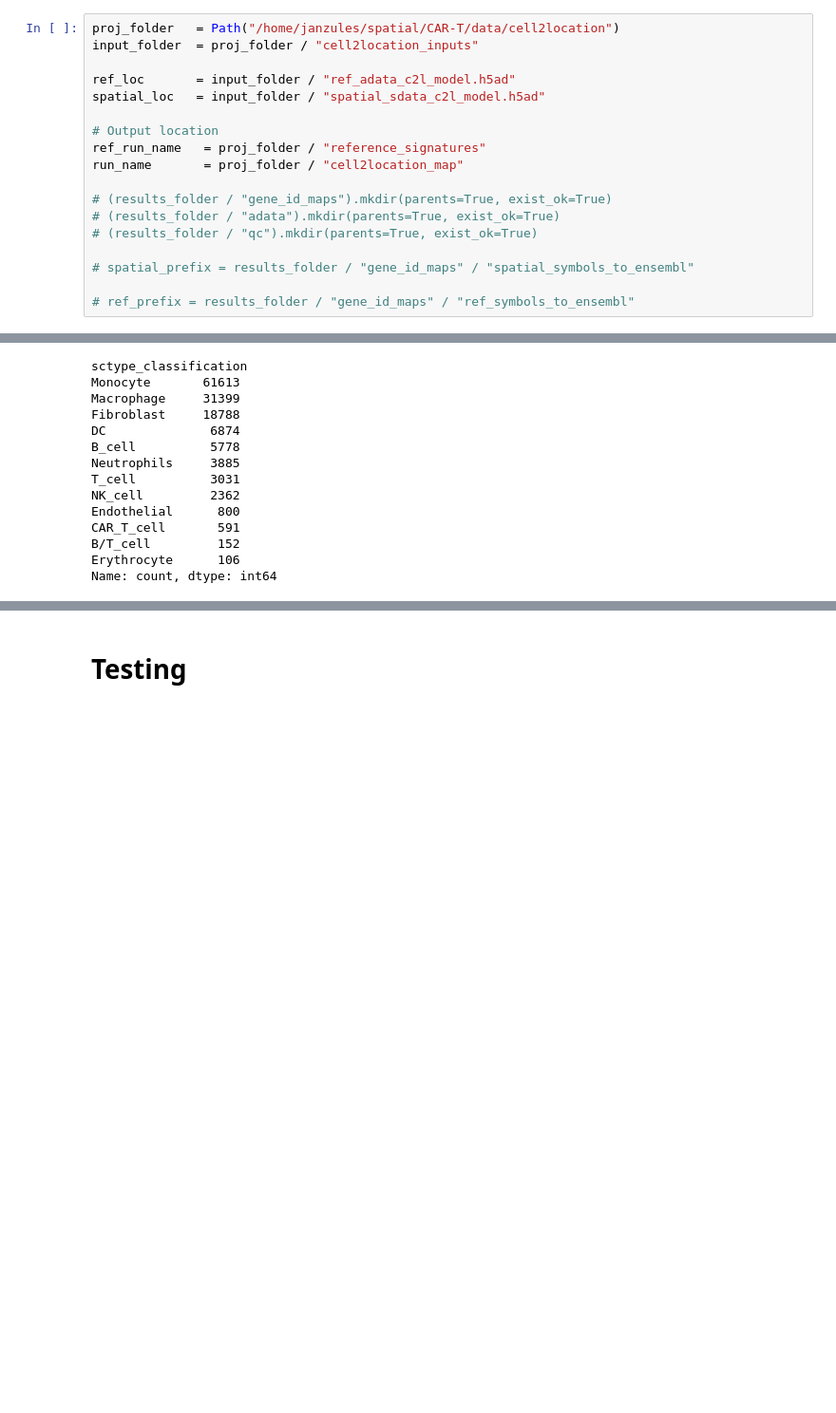
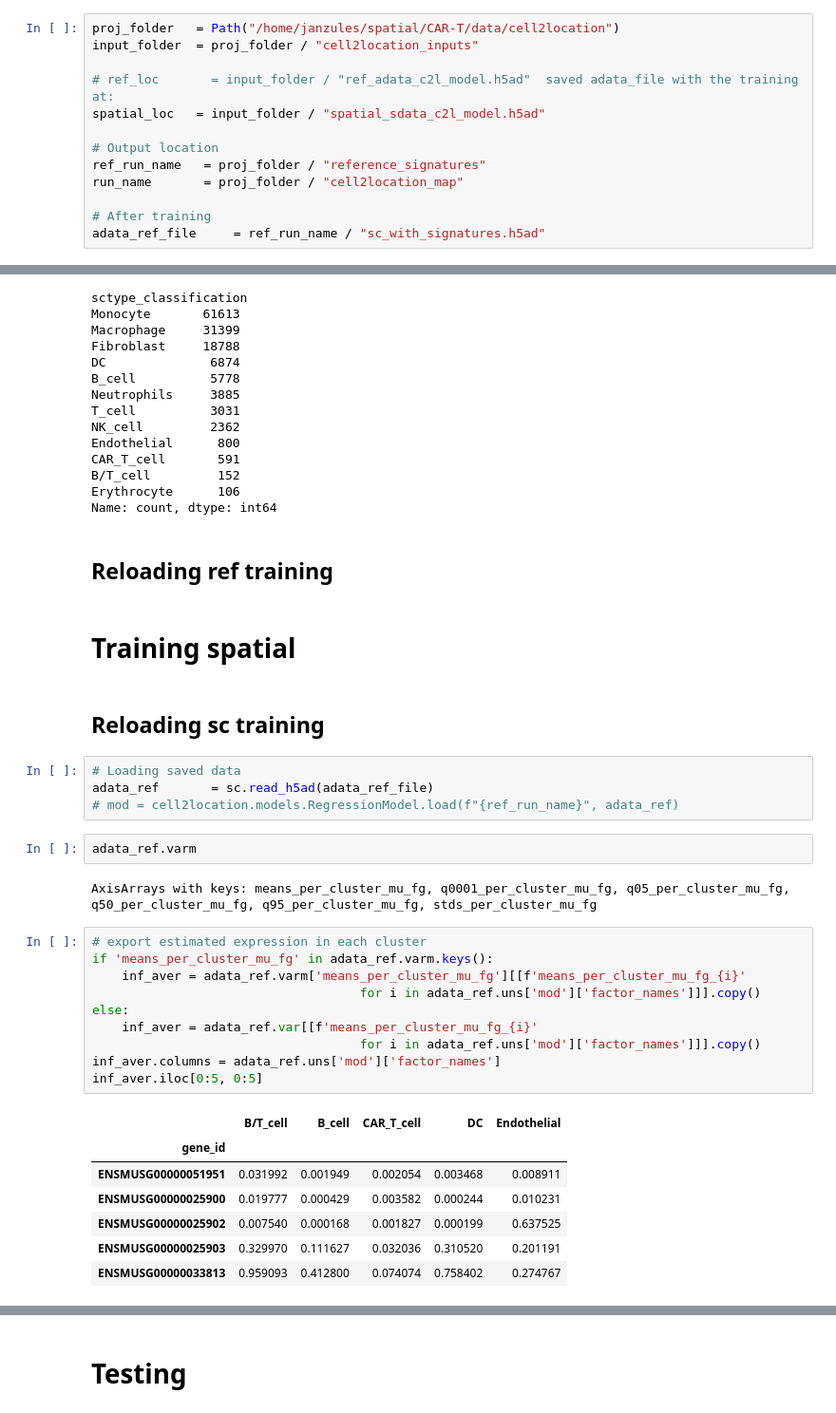
Before and after one commit to Li-Lab-COH/Spatial_CAR_T, a Jupyter notebook: CellTypeAnnotation/Cell2location_testing.ipynb, the cells around one changed output, grey strips where cells are left out. Shown at 95% size. Cells and saved outputs as stored; diff of their text form; blank space fills up the shorter version.

```diff
--- a/CellTypeAnnotation/Cell2location_testing.ipynb
+++ b/CellTypeAnnotation/Cell2location_testing.ipynb
@@ -60,18 +64,13 @@ print(torch.__version__, torch.cuda.is_available(), torch.cuda.get_device_name(0
 proj_folder   = Path("/home/janzules/spatial/CAR-T/data/cell2location")
 input_folder  = proj_folder / "cell2location_inputs"
 
-ref_loc       = input_folder / "ref_adata_c2l_model.h5ad"
+# ref_loc       = input_folder / "ref_adata_c2l_model.h5ad"  saved adata_file with the training at:
 spatial_loc   = input_folder / "spatial_sdata_c2l_model.h5ad"
 
 # Output location
 ref_run_name   = proj_folder / "reference_signatures"
 run_name       = proj_folder / "cell2location_map"
 
-# (results_folder / "gene_id_maps").mkdir(parents=True, exist_ok=True)
-# (results_folder / "adata").mkdir(parents=True, exist_ok=True)
-# (results_folder / "qc").mkdir(parents=True, exist_ok=True)
-
-# spatial_prefix = results_folder / "gene_id_maps" / "spatial_symbols_to_ensembl"
-
-# ref_prefix = results_folder / "gene_id_maps" / "ref_symbols_to_ensembl"
+# After training
+adata_ref_file     = ref_run_name / "sc_with_signatures.h5ad"
 # %% [markdown]
@@ -447,3 +356,35 @@ CAR_T_cell       591
 B/T_cell         152
 Erythrocyte      106
 Name: count, dtype: int64
+# %% [markdown]
+## Reloading ref training
+# %% [markdown]
+# Training spatial
+# %% [markdown]
+## Reloading sc training
+# %%
+# Loading saved data
+adata_ref       = sc.read_h5ad(adata_ref_file)
+# mod = cell2location.models.RegressionModel.load(f"{ref_run_name}", adata_ref)
+# %%
+adata_ref.varm
+# %% [output]
+AxisArrays with keys: means_per_cluster_mu_fg, q0001_per_cluster_mu_fg, q05_per_cluster_mu_fg, q50_per_cluster_mu_fg, q95_per_cluster_mu_fg, stds_per_cluster_mu_fg
+# %%
+# export estimated expression in each cluster
+if 'means_per_cluster_mu_fg' in adata_ref.varm.keys():
+    inf_aver = adata_ref.varm['means_per_cluster_mu_fg'][[f'means_per_cluster_mu_fg_{i}'
+                                    for i in adata_ref.uns['mod']['factor_names']]].copy()
+else:
+    inf_aver = adata_ref.var[[f'means_per_cluster_mu_fg_{i}'
+                                    for i in adata_ref.uns['mod']['factor_names']]].copy()
+inf_aver.columns = adata_ref.uns['mod']['factor_names']
+inf_aver.iloc[0:5, 0:5]
+# %% [output]
+|  | B/T_cell | B_cell | CAR_T_cell | DC | Endothelial |
+| gene_id |  |  |  |  |  |
+| ENSMUSG00000051951 | 0.031992 | 0.001949 | 0.002054 | 0.003468 | 0.008911 |
+| ENSMUSG00000025900 | 0.019777 | 0.000429 | 0.003582 | 0.000244 | 0.010231 |
+| ENSMUSG00000025902 | 0.007540 | 0.000168 | 0.001827 | 0.000199 | 0.637525 |
+| ENSMUSG00000025903 | 0.329970 | 0.111627 | 0.032036 | 0.310520 | 0.201191 |
+| ENSMUSG00000033813 | 0.959093 | 0.412800 | 0.074074 | 0.758402 | 0.274767 |
```
Also changed, not shown: parts of 25 cells of this notebook, 4 other files.
